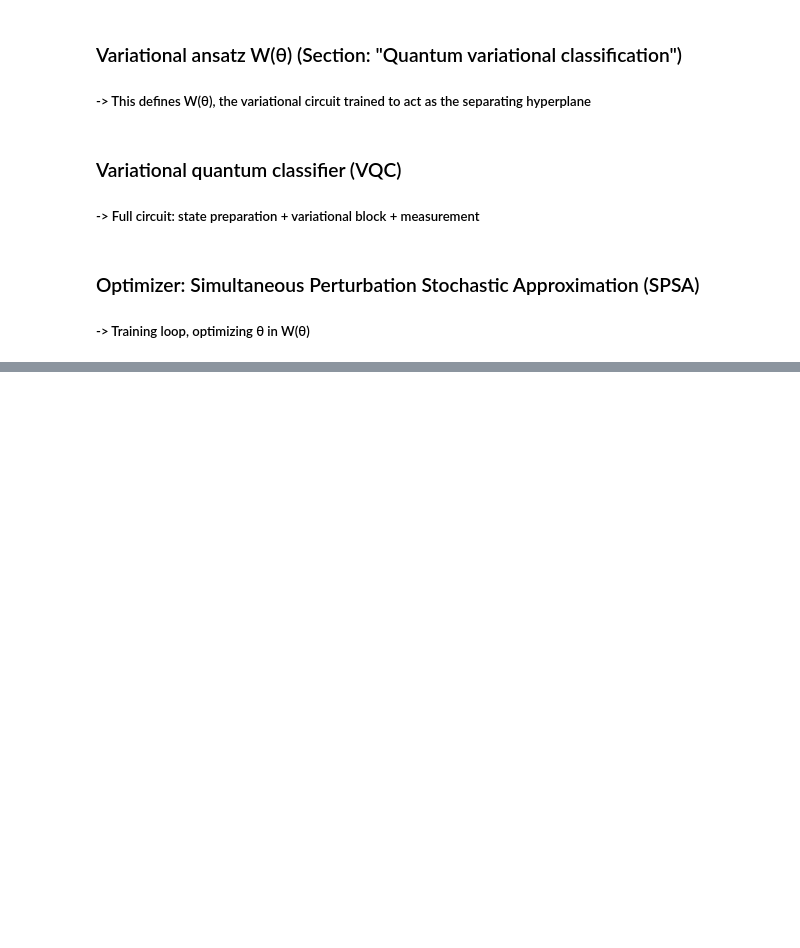
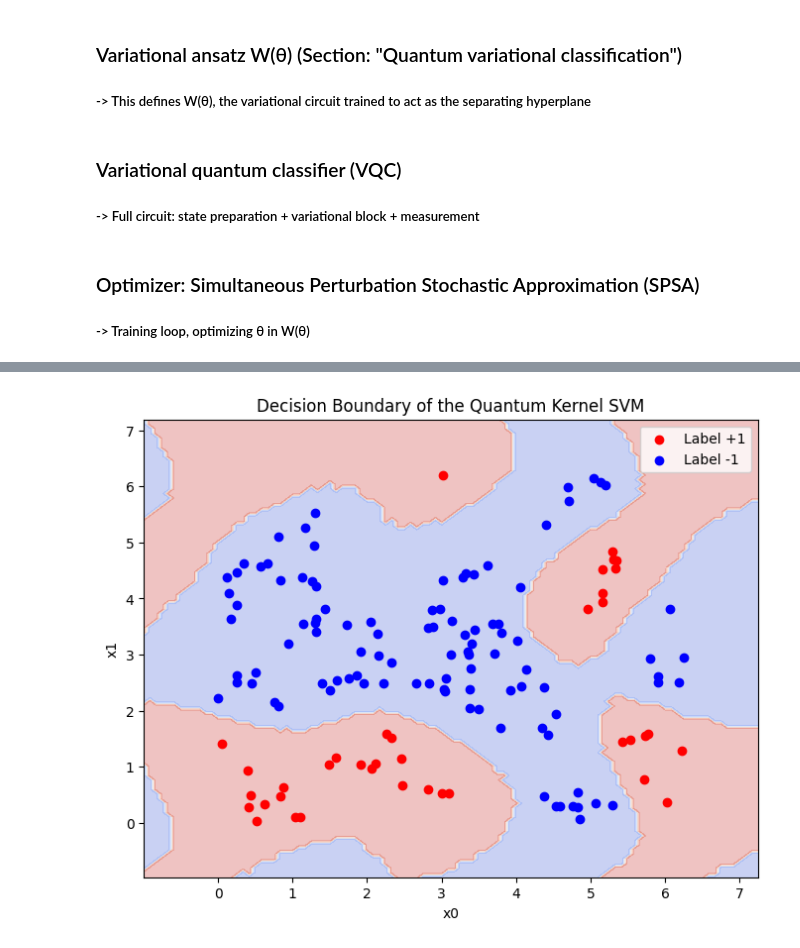
Before and after one commit to DaNoDya99/qml, a Jupyter notebook: quantum_variational_circuit.ipynb, the cells around one changed output, grey strips where cells are left out. Cells and saved outputs as stored; diff of their text form; code cells hidden in the pictures; blank space fills up the shorter version.

```diff
--- a/quantum_variational_circuit.ipynb
+++ b/quantum_variational_circuit.ipynb
@@ -203,0 +222,4 @@ plot_decision_boundary(weights)
+# %%
+def kernel_entry(x1, x2):
+    probs = kernel_circuit(x1, x2)
+    return probs[0]
@@ -203,0 +228,9 @@ plot_decision_boundary(weights)
+# %%
+def kernel_matrix(X1, X2):
+    N = len(X1)
+    M = len(X2)
+    K = np.zeros((N, M))
+    for i in range(N):
+        for j in range(M):
+            K[i, j] = kernel_entry(X1[i], X2[j])
+    return K
@@ -203,0 +286,25 @@ plot_decision_boundary(weights)
+# %%
+
+def plot_kernel_decision_boundary(svc, X_train, y_train):
+    x_min, x_max = X_train[:, 0].min() - 1, X_train[:, 0].max() + 1
+    y_min, y_max = X_train[:, 1].min() - 1, X_train[:, 1].max() + 1
+    xx, yy = np.meshgrid(np.linspace(x_min, x_max, 100), np.linspace(y_min, y_max, 100))
+    grid_points = np.c_[xx.ravel(), yy.ravel()]
+
+    K_grid = kernel_matrix(grid_points, X_train)
+    Z = svc.predict(K_grid)
+    Z = Z.reshape(xx.shape)
+
+    plt.figure(figsize=(8, 6))
+    plt.contourf(xx, yy, Z, alpha=0.3, cmap='coolwarm')
+    plt.scatter(X_train[y_train == 1][:, 0], X_train[y_train == 1][:, 1], color='red', label='Label +1')
+    plt.scatter(X_train[y_train == -1][:, 0], X_train[y_train == -1][:, 1], color='blue', label='Label -1')
+    plt.title("Decision Boundary of the Quantum Kernel SVM")
+    plt.xlabel("x0")
+    plt.ylabel("x1")
+    plt.legend()
+    plt.show()
+
+plot_kernel_decision_boundary(svc, X_train, y_train)
+# %% [output]
+[figure, added]
```
Also changed, not shown: parts of 23 cells of this notebook.
